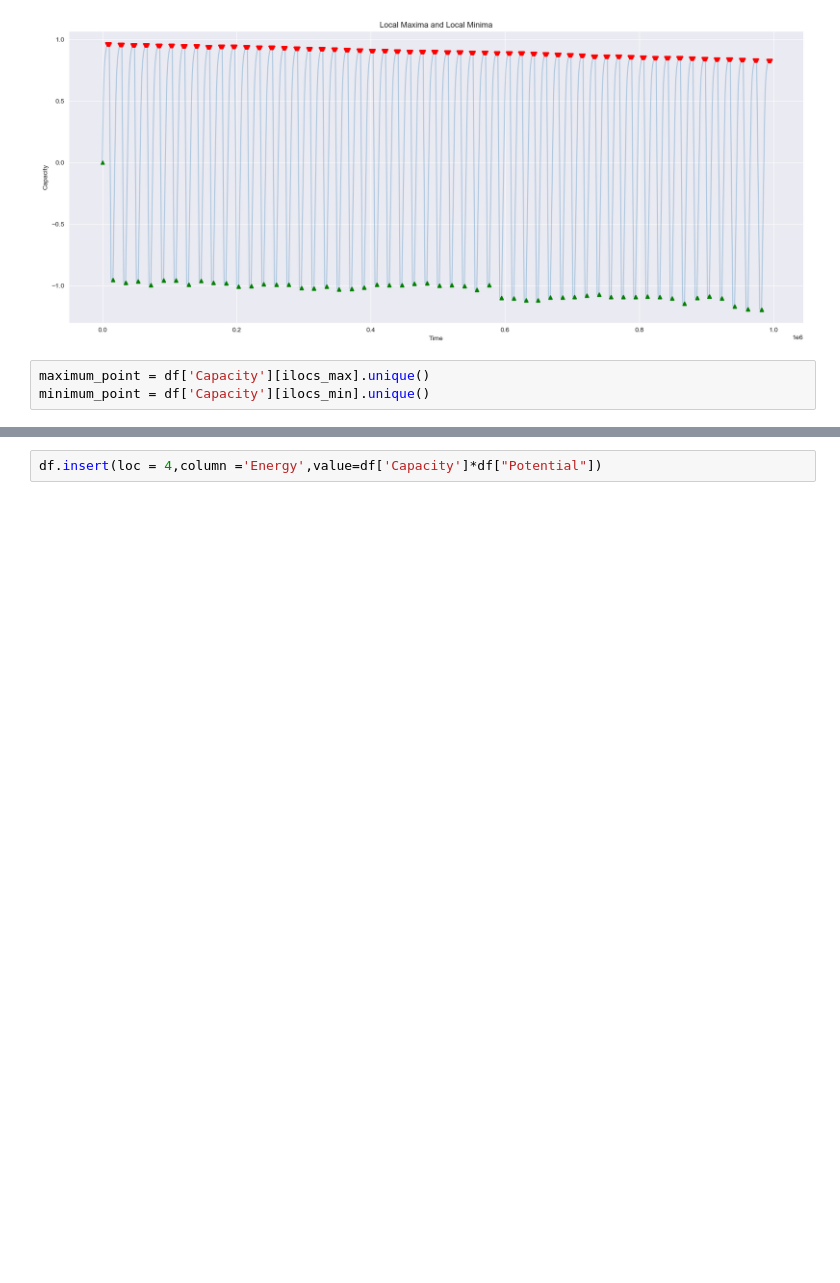
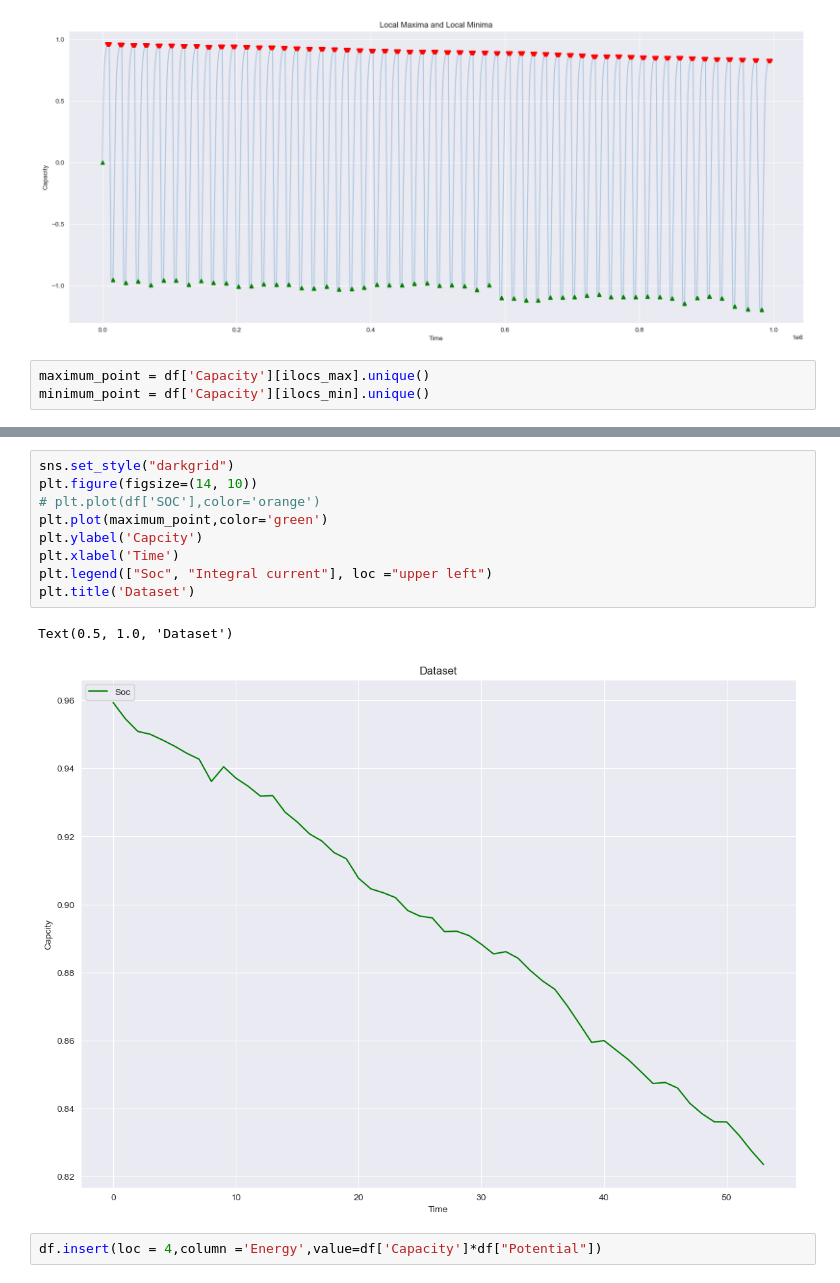
Before and after one commit to BhawitBalodi/SOC_Estimator, a Jupyter notebook: December_data/EOD.ipynb, the cells around one changed output, grey strips where cells are left out. Drawn from its saved outputs; the diff is of its cells as text; blank space fills up the shorter version.

```diff
--- a/December_data/EOD.ipynb
+++ b/December_data/EOD.ipynb
@@ -207,3 +209,15 @@ print(minimum_point)
+# %%
+sns.set_style("darkgrid")
+plt.figure(figsize=(14, 10))
+# plt.plot(df['SOC'],color='orange')
+plt.plot(maximum_point,color='green')
+plt.ylabel('Capcity')
+plt.xlabel('Time')
+plt.legend(["Soc", "Integral current"], loc ="upper left")
+plt.title('Dataset')
+# %% [output]
+Text(0.5, 1.0, 'Dataset')
+[figure, added]
 # %%
 df.insert(loc = 4,column ='Energy',value=df['Capacity']*df["Potential"])
 # %%
```
Also changed, not shown: parts of 9 cells of this notebook.
